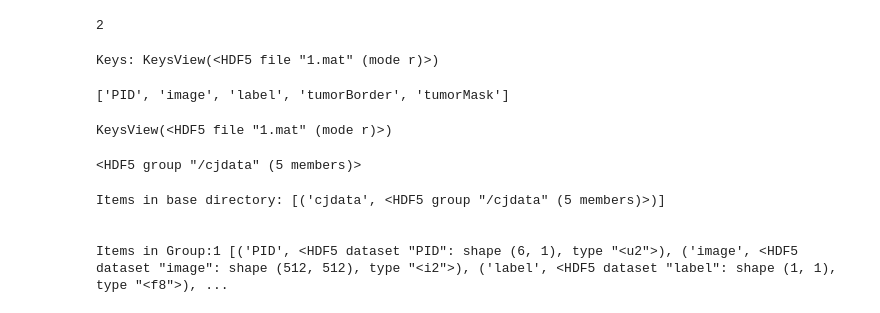
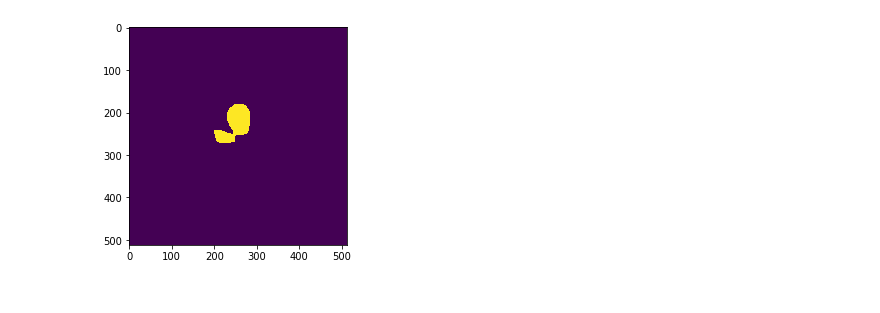
Before and after one commit to tthien92/brain_tumor_classification, a Jupyter notebook: Data_Format.ipynb, the cells around one changed output. Cells and saved outputs as stored; diff of their text form; code cells hidden in the pictures.

Commit message:
Loaded Image, tumor, and vectors into df

```diff
--- a/Data_Format.ipynb
+++ b/Data_Format.ipynb
@@ -7,15 +30,16 @@ https://figshare.com/articles/brain_tumor_dataset/1512427
 # %%
-import scipy.io
-import numpy as np
-import h5py
-from matplotlib import pyplot as plt
-
-
+#Pull data for one file to examine
 
 f = h5py.File('766.mat','r')
 dset = f['cjdata']
 image = np.array(dset['image'])
-label = dset['label']
+label = int(np.array(dset['label']).reshape(-1)[0])
+t_border = np.array(dset['tumorBorder'])
+t_mask = np.array(dset['tumorMask'])
+
+
+print('label:',label)
+print('tumor border vector coordinates:', t_border )
 
 plt.imshow(image, interpolation='nearest')
 plt.show()
@@ -23,45 +60,6 @@ plt.show()
 [figure]
-# %%
-t= np.array(label)
-t= t.reshape(-1)
-t= int(t[0])
-t
-# %% [output]
-2
-# %%
-
-# List all groups
-print("Keys: %s" % f.keys())
-a_group_key = list(f.keys())[0]
-
-# Get the data
-data = list(f[a_group_key])
-data
-# %% [output]
-Keys: KeysView(<HDF5 file "1.mat" (mode r)>)
-['PID', 'image', 'label', 'tumorBorder', 'tumorMask']
-# %%
-f.keys()
-# %% [output]
-KeysView(<HDF5 file "1.mat" (mode r)>)
-# %%
-f.values()
-test = list(f.values())[0]
-test
-#data = list(f[test])
-#data
-# %% [output]
-<HDF5 group "/cjdata" (5 members)>
-# %%
-with h5py.File('760.mat', 'r') as hdf:
-    base = list(hdf.items())
-    print('Items in base directory:', base)
-    print('\n')
-    G1 = hdf.get('cjdata')
-    G1_items = list(G1.items())
-    print ('Items in Group:1', G1_items)
-# %% [output]
-Items in base directory: [('cjdata', <HDF5 group "/cjdata" (5 members)>)]
-
-
-Items in Group:1 [('PID', <HDF5 dataset "PID": shape (6, 1), type "<u2">), ('image', <HDF5 dataset "image": shape (512, 512), type "<i2">), ('label', <HDF5 dataset "label": shape (1, 1), type "<f8">), ...
+# %%
+plt.imshow(t_mask, interpolation='nearest')
+plt.show()
+# %% [output]
+[figure, added]
```
Also changed, not shown: parts of 13 cells of this notebook.
